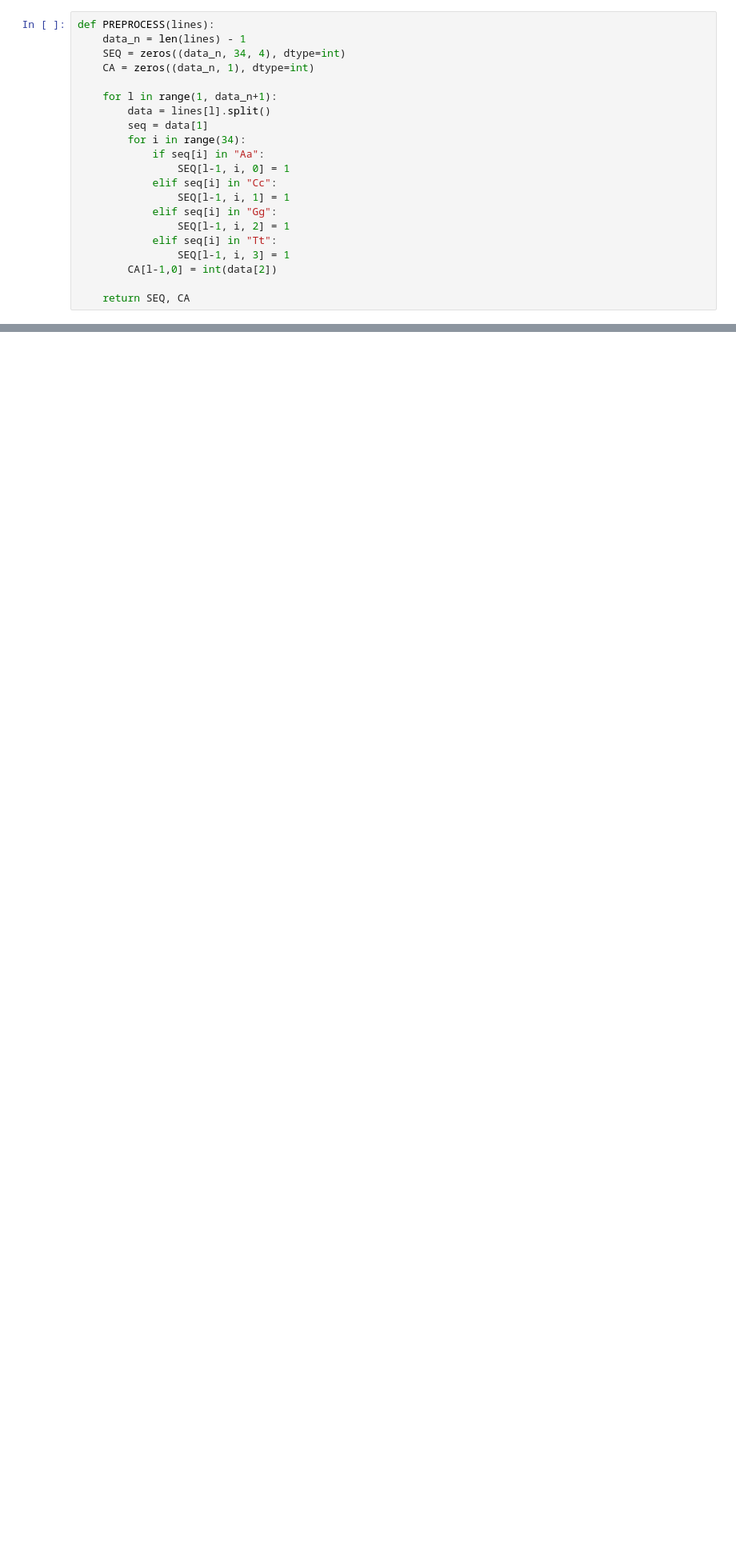
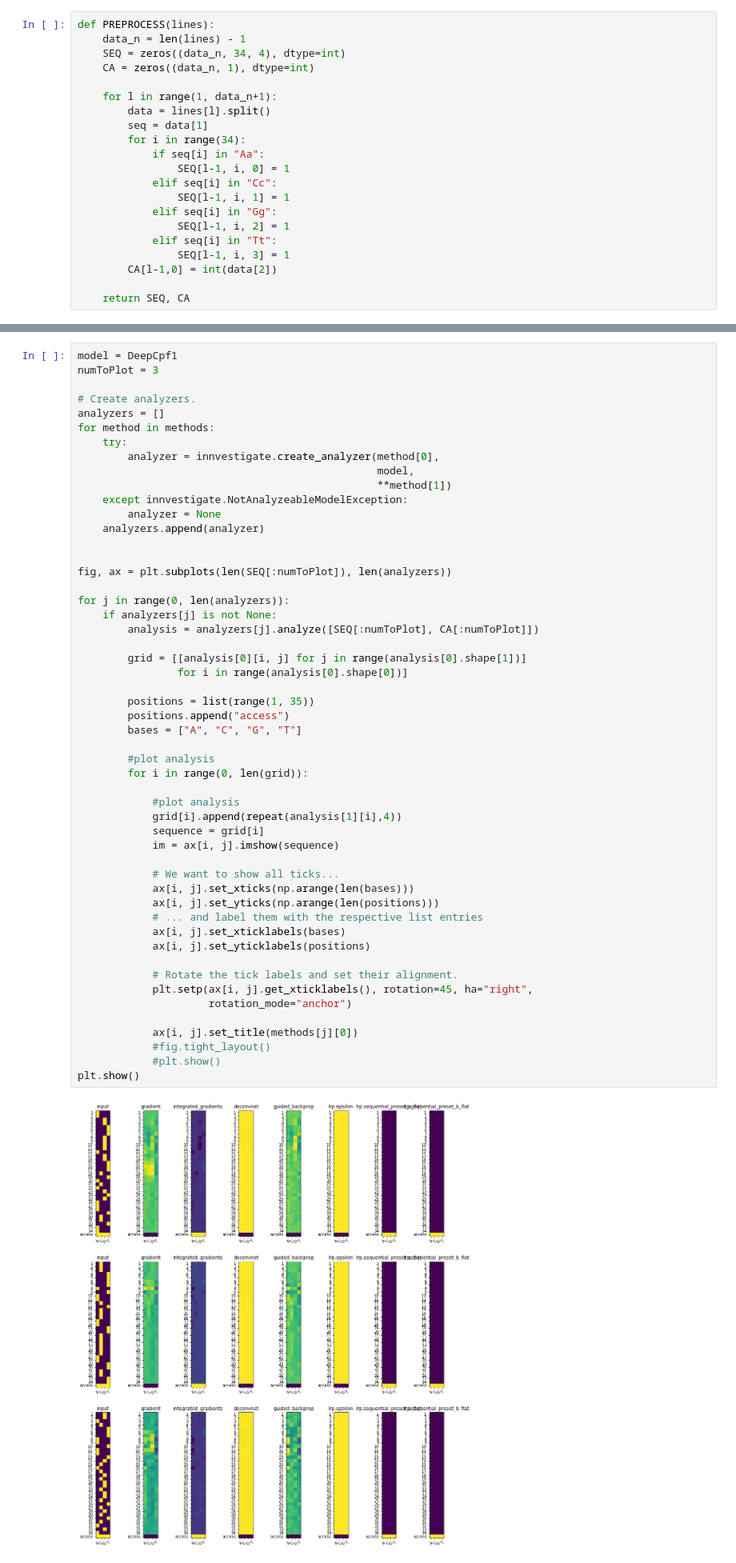
Before and after one commit to sproft/DeepCpf1, a Jupyter notebook: HeatmapDeepCpf1.ipynb, the cells around one changed output, grey strips where cells are left out. Shown at 80% size. Saved outputs shown, nothing was run; the diff lists cells and outputs as text; blank space fills up the shorter version.

```diff
--- a/HeatmapDeepCpf1.ipynb
+++ b/HeatmapDeepCpf1.ipynb
@@ -213,0 +304,54 @@ Analyzing NN
+# %%
+model = DeepCpf1
+numToPlot = 3
+
+# Create analyzers.
+analyzers = []
+for method in methods:
+    try:
+        analyzer = innvestigate.create_analyzer(method[0],
+                                                model,
+                                                **method[1])
+    except innvestigate.NotAnalyzeableModelException:
+        analyzer = None
+    analyzers.append(analyzer)
+
+
+fig, ax = plt.subplots(len(SEQ[:numToPlot]), len(analyzers))
+
+for j in range(0, len(analyzers)):
+    if analyzers[j] is not None:
+        analysis = analyzers[j].analyze([SEQ[:numToPlot], CA[:numToPlot]])
+
+        grid = [[analysis[0][i, j] for j in range(analysis[0].shape[1])]
+                for i in range(analysis[0].shape[0])]
+
+        positions = list(range(1, 35))
+        positions.append("access")
+        bases = ["A", "C", "G", "T"]
+
+        #plot analysis
+        for i in range(0, len(grid)):
+
+            #plot analysis
+            grid[i].append(repeat(analysis[1][i],4))
+            sequence = grid[i]
+            im = ax[i, j].imshow(sequence)
+
+            # We want to show all ticks...
+            ax[i, j].set_xticks(np.arange(len(bases)))
+            ax[i, j].set_yticks(np.arange(len(positions)))
+            # ... and label them with the respective list entries
+            ax[i, j].set_xticklabels(bases)
+            ax[i, j].set_yticklabels(positions)
+
+            # Rotate the tick labels and set their alignment.
+            plt.setp(ax[i, j].get_xticklabels(), rotation=45, ha="right",
+                     rotation_mode="anchor")
+
+            ax[i, j].set_title(methods[j][0])
+            #fig.tight_layout()
+            #plt.show()
+plt.show()
+# %% [output]
+[figure, added]
```
Also changed, not shown: parts of 8 cells of this notebook, 5 other files.
